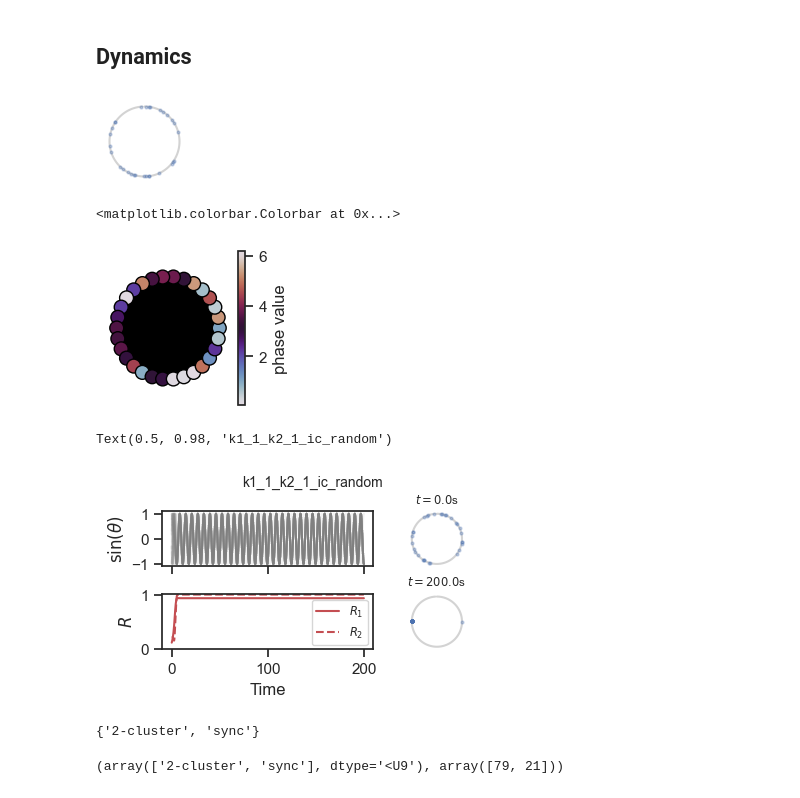
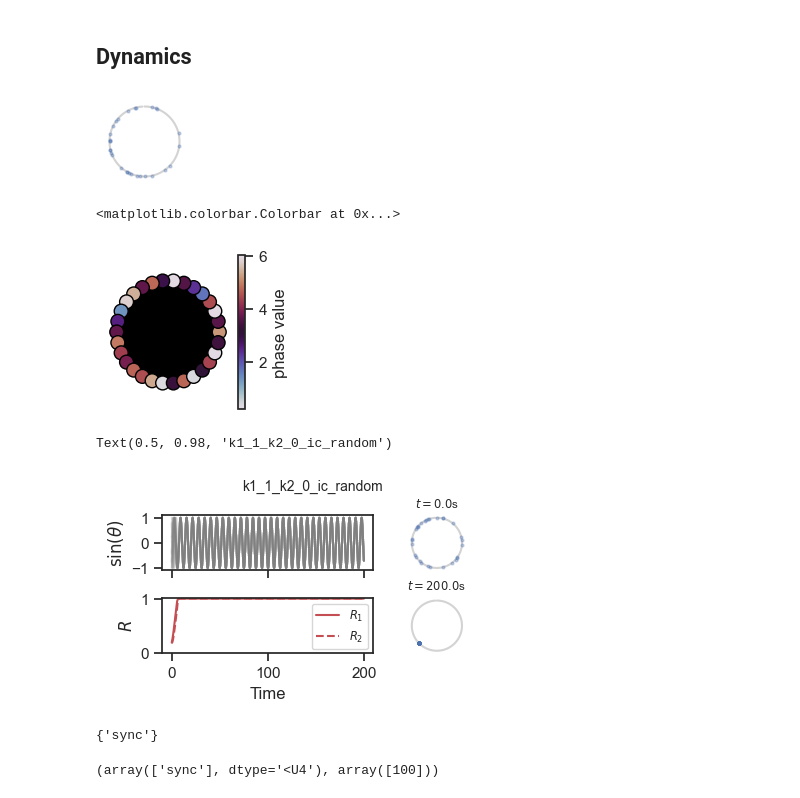
Before and after one commit to maximelucas/basins_and_triangles, a Jupyter notebook: notebooks/all-to-all.ipynb, the cells around one changed output. Drawn from its saved outputs; the diff is of its cells as text; code cells hidden in the pictures.

Commit message:
all-to-all basin sizes

```diff
--- a/notebooks/all-to-all.ipynb
+++ b/notebooks/all-to-all.ipynb
@@ -49,36 +49,38 @@ k2_avg = H.nodes.degree(order=2).mean()
 # %%
 # Set parameters
 
 # dynamical
-k1 = 1 # pairwise coupling strength
-k2 = 1 # triplet coupling strength
+k1 = 1  # pairwise coupling strength
+k2 = 0  # triplet coupling strength
 omega = 1 * np.ones(N)  # np.random.normal(size=N) #1 * np.ones(N)
 
 ic = "random"  # initial condition type, see below
 noise = 1e-1  # noise strength
 p2 = None
 
 
 psi_init = generate_state(N, kind=ic, q=2, noise=noise)
 
 # integration
 t_end = 200
 dt = 0.01
 times = np.arange(0, t_end + dt / 2, dt)
 
 tag_params = f"k1_{k1}_k2_{k2}_ic_{ic}"
 
-fig, ax = plt.subplots(figsize=(1,1))
+fig, ax = plt.subplots(figsize=(1, 1))
 plot_phases(psi_init, it=None, ax=ax)
 plt.show()
 
 # only to viz twisted states
-fig, ax = plt.subplots(figsize=(2,2))
-ax, im = xgi.draw(H, pos=pos, node_fc=psi_init % (2*np.pi), node_fc_cmap="twilight", node_size=1)
+fig, ax = plt.subplots(figsize=(2, 2))
+ax, im = xgi.draw(
+    H, pos=pos, node_fc=psi_init % (2 * np.pi), node_fc_cmap="twilight", node_size=1
+)
 plt.colorbar(im, label="phase value")
 # %% [output]
-[figure, old version]
+[figure, new version]
 <matplotlib.colorbar.Colorbar at 0x...>
-[figure, old version]
+[figure, new version]
 # %%
 def rhs_pairwise_triplet_all_sym(t, psi, omega, k1, k2):
@@ -124,7 +132,7 @@ for i in tqdm(range(n_reps)):
     thetas_arr[i] = thetas
 # %%
 # plot the last repetition
-i = 4
+i = 2
 fig, axs = plot_sync(thetas_arr[i], times)
 
 axs[0, 1].set_title(f"$t={times[0]}$s", fontsize="x-small")
@@ -137,17 +145,18 @@ plt.subplots_adjust(hspace=0.5, top=0.8)
 
 fig.suptitle(tag_params, fontsize="small")
 # %% [output]
-Text(0.5, 0.98, 'k1_1_k2_1_ic_random')
+Text(0.5, 0.98, 'k1_1_k2_0_ic_random')
-[figure, old version]
+[figure, new version]
 # %%
-states = [identify_state(thetas, atol=0.1) for thetas in thetas_arr]
+states = [identify_state(thetas, atol=0.5) for thetas in thetas_arr]
 set(states)
 # %% [output]
-{'2-cluster', 'sync'}
+{'sync'}
 # %%
-np.unique(states, return_counts=True)
+states_unique, counts = np.unique(states, return_counts=True)
+states_unique, counts
 # %% [output]
-(array(['2-cluster', 'sync'], dtype='<U9'), array([79, 21]))
+(array(['sync'], dtype='<U4'), array([100]))
 # %%
 states
 # %% [output]
```
Also changed, not shown: parts of 19 cells of this notebook, 6 other files.
